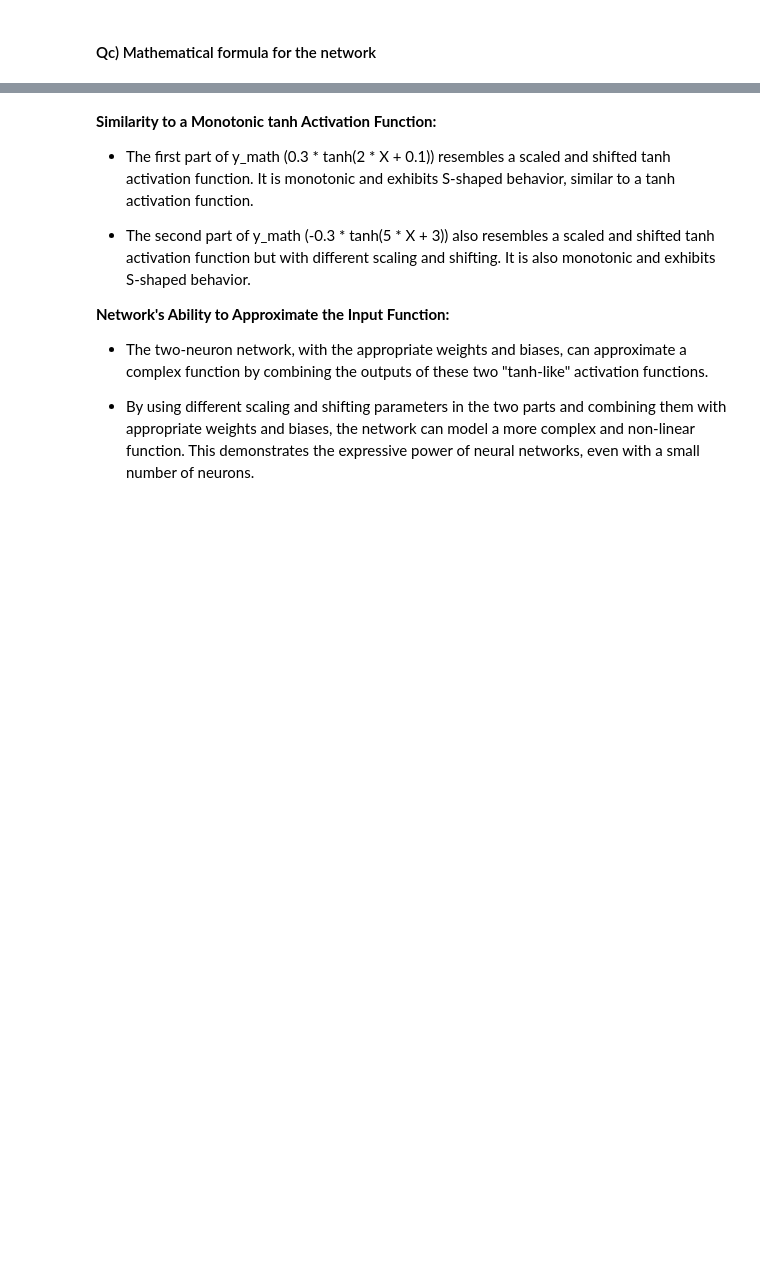
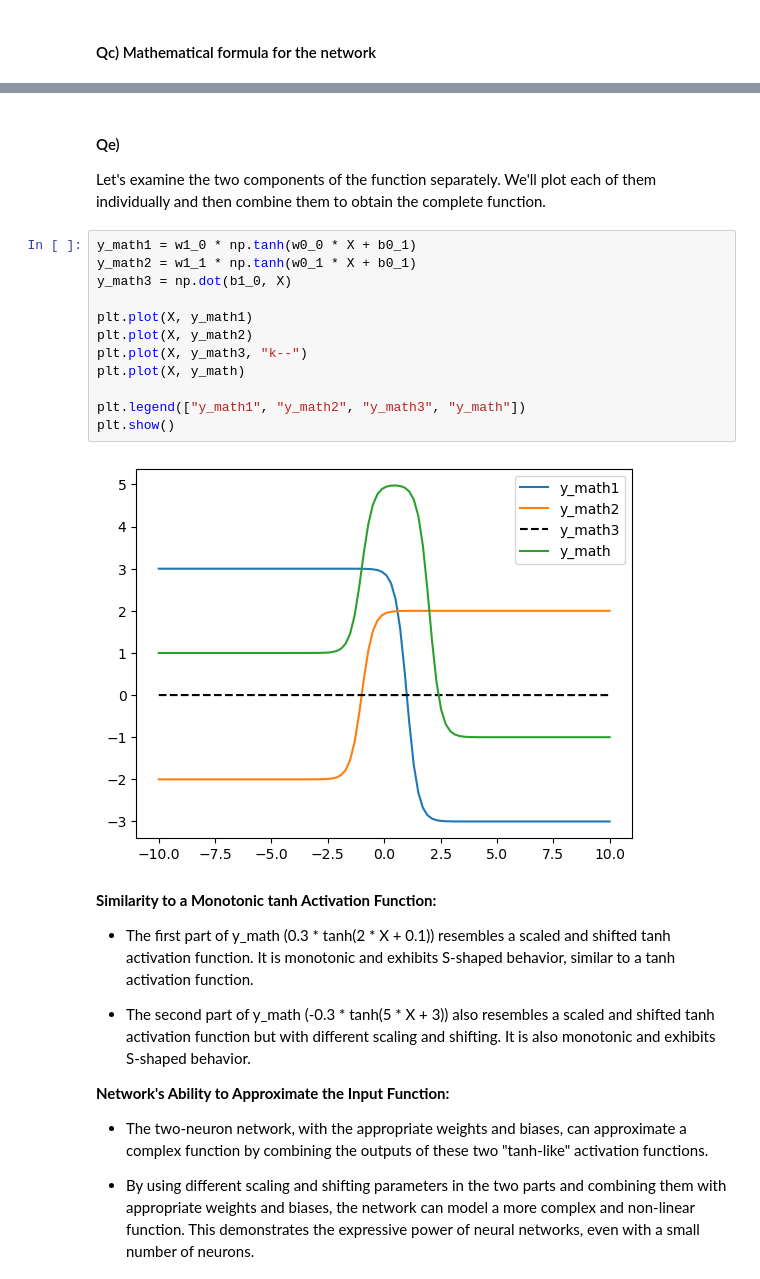
Before and after one commit to MartinStokholm/SWMAL, a Jupyter notebook: Handins/O2/LO6/ann.ipynb, the cells around one changed output, grey strips where cells are left out. Cells and saved outputs as stored; diff of their text form; blank space fills up the shorter version.

```diff
--- a/Handins/O2/LO6/ann.ipynb
+++ b/Handins/O2/LO6/ann.ipynb
@@ -200,3 +115,21 @@ plt.show()
+# %% [markdown]
+#### Qe)
+
+Let's examine the two components of the function separately. We'll plot each of them individually and then combine them to obtain the complete function.
+# %%
+y_math1 = w1_0 * np.tanh(w0_0 * X + b0_1)
+y_math2 = w1_1 * np.tanh(w0_1 * X + b0_1)
+y_math3 = np.dot(b1_0, X)
+
+plt.plot(X, y_math1)
+plt.plot(X, y_math2)
+plt.plot(X, y_math3, "k--")
+plt.plot(X, y_math)
+
+plt.legend(["y_math1", "y_math2", "y_math3", "y_math"])
+plt.show()
+# %% [output]
+[figure, added]
 # %% [markdown]
 __Similarity to a Monotonic tanh Activation Function:__
 
```
Also changed, not shown: parts of 22 cells of this notebook.
